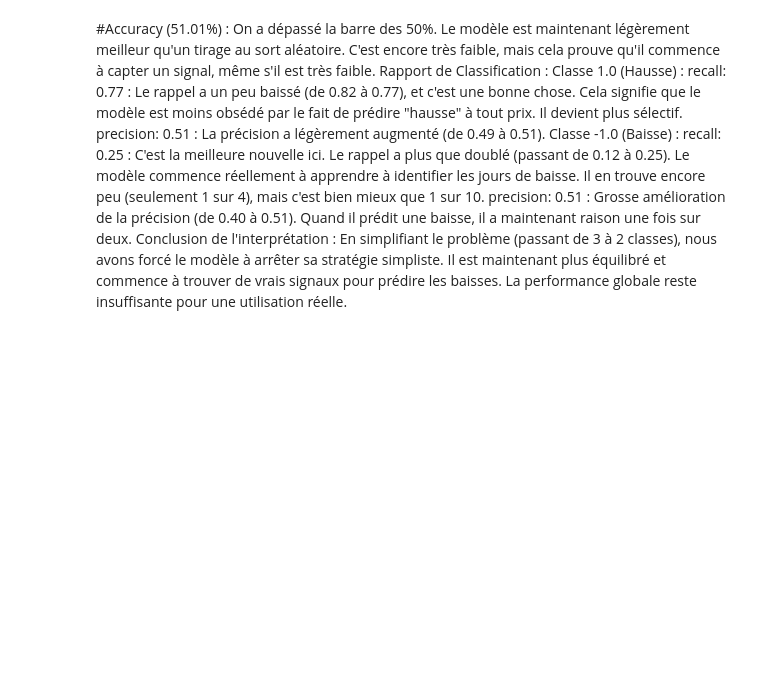
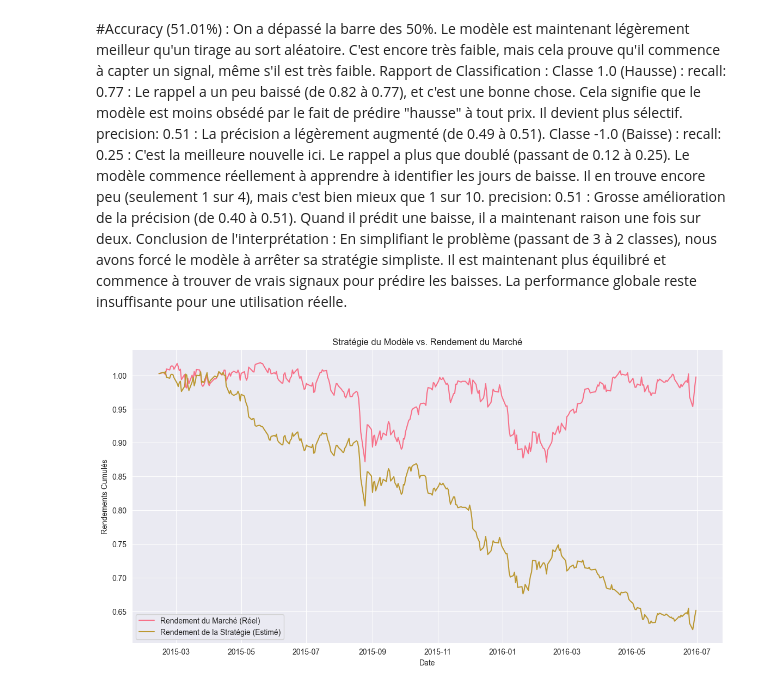
Before and after one commit to arcadiumstreet/MachineLearningProject, a Jupyter notebook: Project/notebook/indicators.ipynb, the cells around one changed output. Cells and saved outputs as stored; diff of their text form; code cells hidden in the pictures; blank space fills up the shorter version.

```diff
--- a/Project/notebook/indicators.ipynb
+++ b/Project/notebook/indicators.ipynb
@@ -829,3 +829,40 @@ Classe -1.0 (Baisse) :
 recall: 0.25 : C'est la meilleure nouvelle ici. Le rappel a plus que doublé (passant de 0.12 à 0.25). Le modèle commence réellement à apprendre à identifier les jours de baisse. Il en trouve encore peu (seulement 1 sur 4), mais c'est bien mieux que 1 sur 10.
 precision: 0.51 : Grosse amélioration de la précision (de 0.40 à 0.51). Quand il prédit une baisse, il a maintenant raison une fois sur deux.
 Conclusion de l'interprétation : En simplifiant le problème (passant de 3 à 2 classes), nous avons forcé le modèle à arrêter sa stratégie simpliste. Il est maintenant plus équilibré et commence à trouver de vrais signaux pour prédire les baisses. La performance globale reste insuffisante pour une utilisation réelle.
+# %%
+import matplotlib.pyplot as plt
+import pandas as pd
+import numpy as np
+
+# 1. Créez un DataFrame de comparaison à partir des résultats du jeu de test
+# Assurez-vous que cela s'exécute après la cellule qui génère y_pred et y_test
+comparison_df = pd.DataFrame({
+    'real_direction': y_test,
+    'estimated_direction': y_pred
+}, index=X_test.index)
+
+# 2. Obtenez les rendements réels du marché pour la période de test à partir du DataFrame principal
+# Dans 'indicators.ipynb', le rendement quotidien se trouve dans la colonne 'return_1d'
+comparison_df['market_return'] = data_featured.loc[X_test.index, 'return_1d']
+
+# 3. Calculez le rendement quotidien d'une stratégie qui suit les prédictions du modèle
+# Nous multiplions le rendement du marché par la direction prédite.
+# Note : Dans ce modèle, une prédiction de -1 signifie 'vendre', 1 signifie 'acheter'.
+comparison_df['strategy_return'] = comparison_df['market_return'] * comparison_df['estimated_direction']
+
+# 4. Calculez les rendements cumulés pour le marché et la stratégie
+comparison_df['market_cumulative_return'] = (1 + comparison_df['market_return']).cumprod()
+comparison_df['strategy_cumulative_return'] = (1 + comparison_df['strategy_return']).cumprod()
+
+# 5. Affichez les résultats
+plt.figure(figsize=(14, 7))
+plt.plot(comparison_df.index, comparison_df['market_cumulative_return'], label='Rendement du Marché (Réel)')
+plt.plot(comparison_df.index, comparison_df['strategy_cumulative_return'], label='Rendement de la Stratégie (Estimé)')
+plt.title('Stratégie du Modèle vs. Rendement du Marché')
+plt.xlabel('Date')
+plt.ylabel('Rendements Cumulés')
+plt.legend()
+plt.grid(True)
+plt.show()
+# %% [output]
+[figure, added]
```
Also changed, not shown: parts of 4 cells of this notebook, 1 other file.
